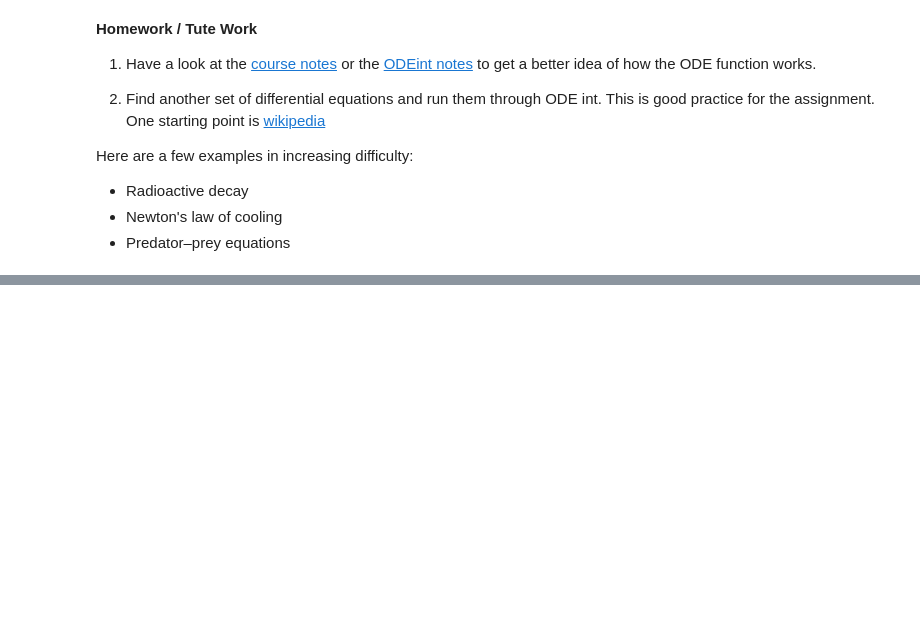
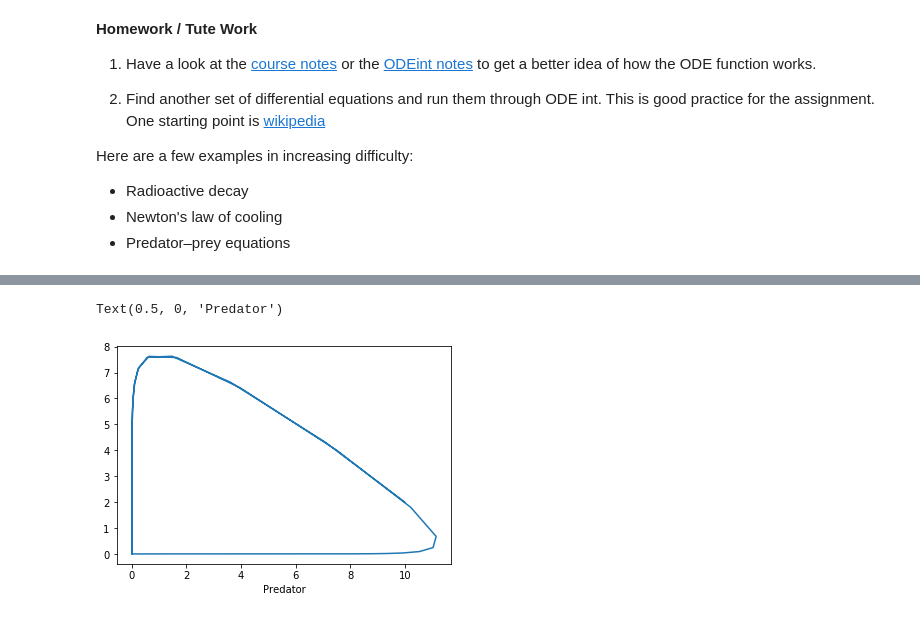
Before and after one commit to phys3112/Tutorials-with-Matt, a Jupyter notebook: Tutorial 3 ODEs.ipynb, the cells around one changed output, grey strips where cells are left out. Drawn from its saved outputs; the diff is of its cells as text; code cells hidden in the pictures; blank space fills up the shorter version.

```diff
--- a/Tutorial 3 ODEs.ipynb
+++ b/Tutorial 3 ODEs.ipynb
@@ -117,0 +153,7 @@ Here are a few examples in increasing difficulty:
+# %%
+plt.plot(y[:,0], y[:,1])
+plt.xlabel("Prey")
+plt.xlabel("Predator")
+# %% [output]
+Text(0.5, 0, 'Predator')
+[figure, added]
```
Also changed, not shown: parts of 4 cells of this notebook.
